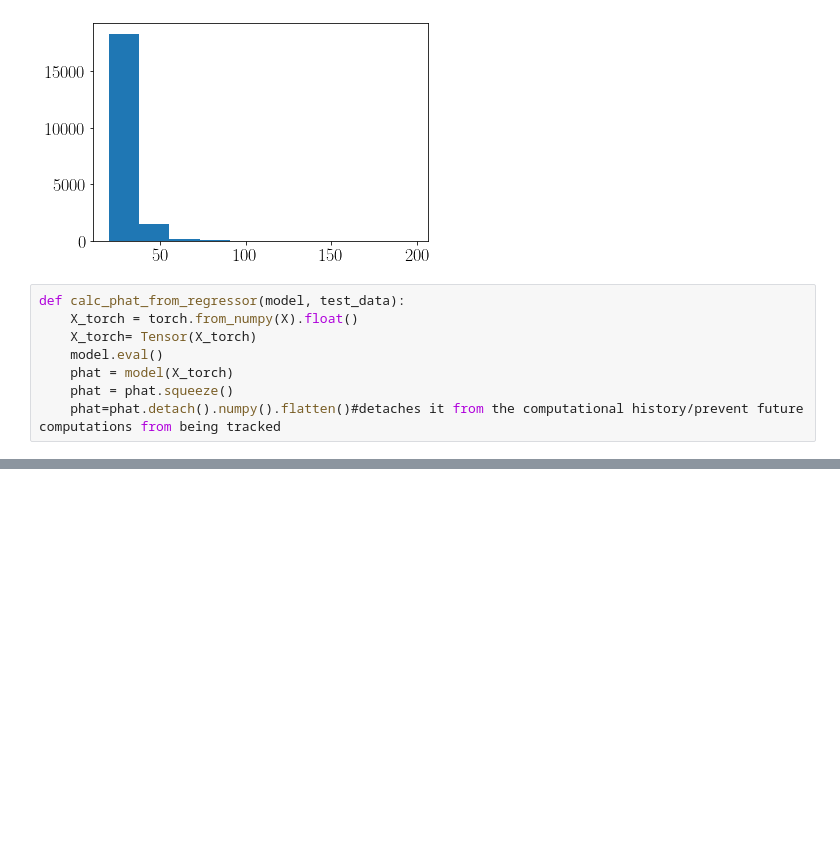
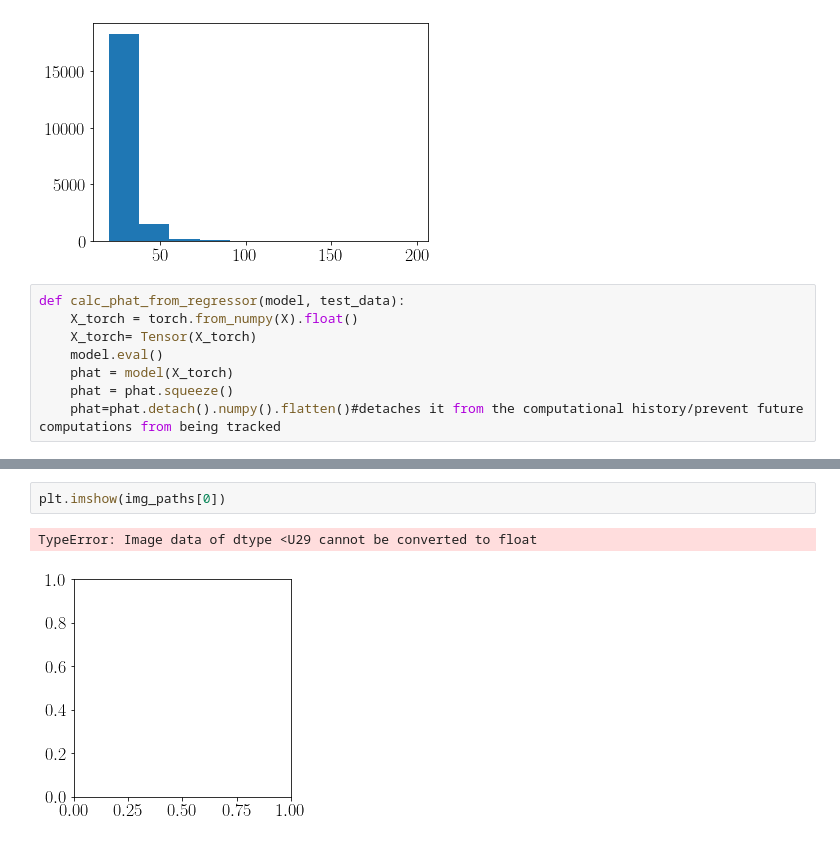
Before and after one commit to AliAlkadhim/IQN_HEP, a Jupyter notebook: Estimate_pT_IQN.ipynb, the cells around one changed output, grey strips where cells are left out. Saved outputs shown, nothing was run; the diff lists cells and outputs as text; blank space fills up the shorter version.

```diff
--- a/Estimate_pT_IQN.ipynb
+++ b/Estimate_pT_IQN.ipynb
@@ -823,0 +665,5 @@ def calc_phat_from_regressor(model, test_data):
+# %%
+plt.imshow(img_paths[0])
+# %% [output]
+TypeError: Image data of dtype <U29 cannot be converted to float
+[figure, added]
```
Also changed, not shown: parts of 25 cells of this notebook, 11 other files.
